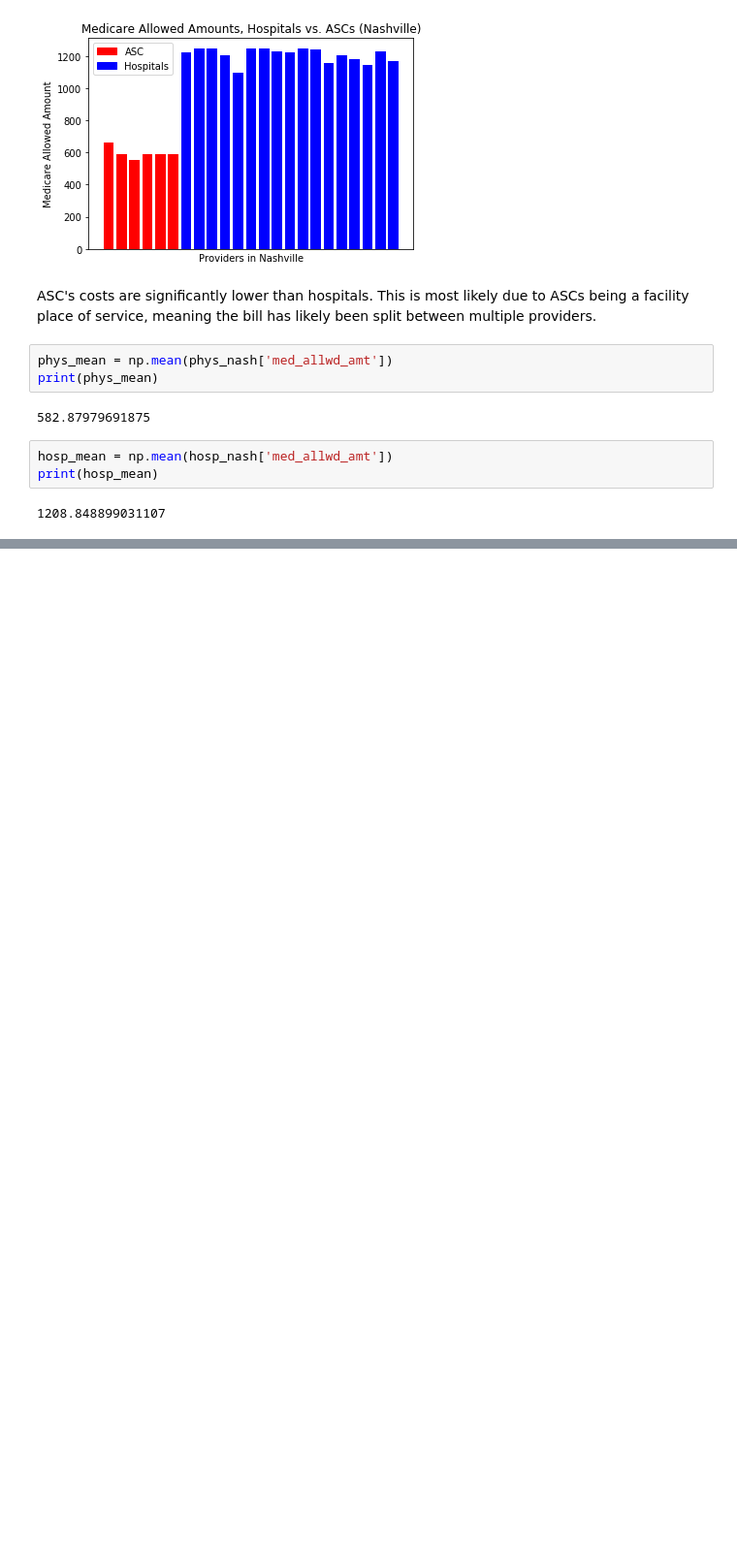
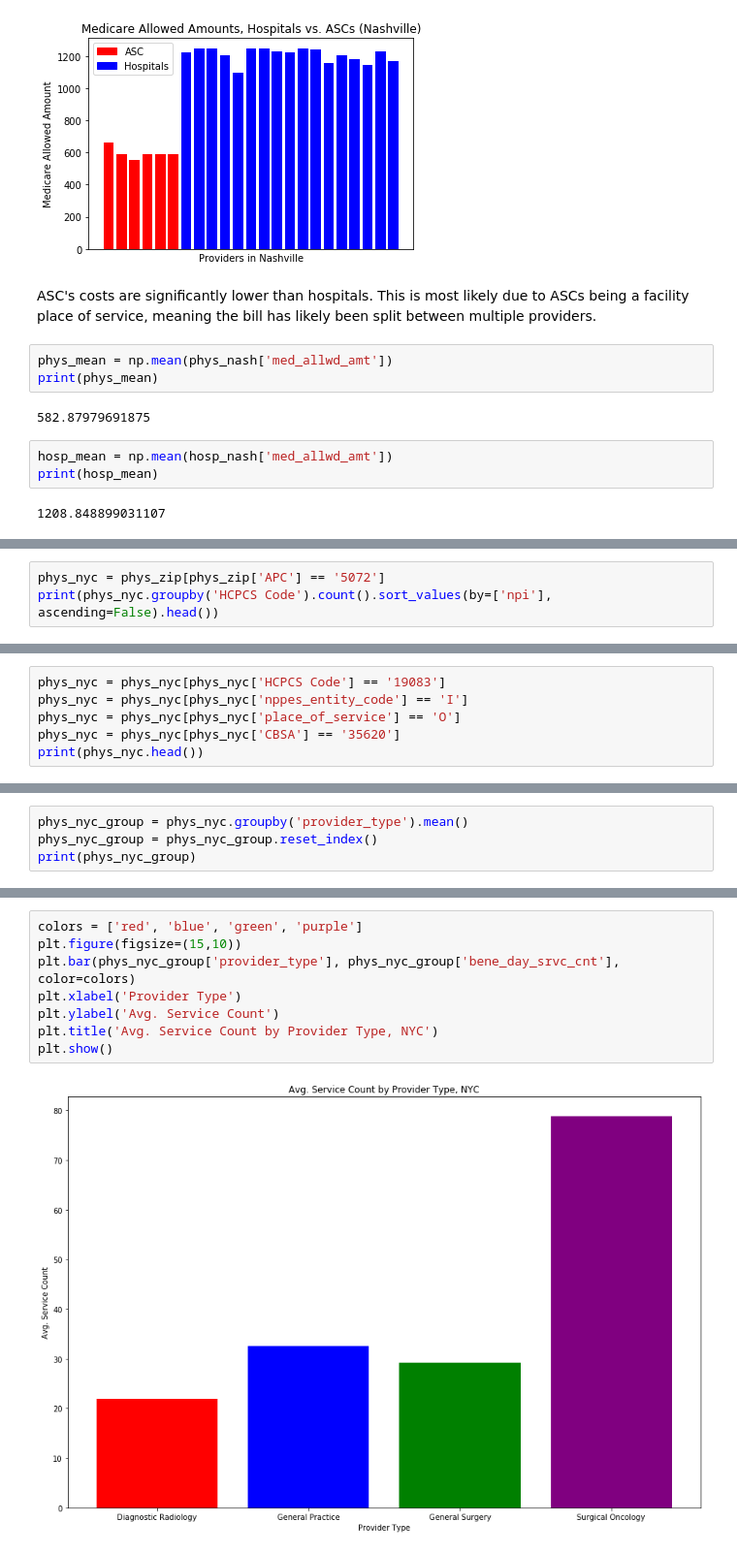
Before and after one commit to adamtsuch21/healthcare-bluebook-red-team, a Jupyter notebook: AT_healthcare_bluebook.ipynb, the cells around one changed output, grey strips where cells are left out. Shown: that part at 97% size. Cells and saved outputs as stored; diff of their text form; blank space fills up the shorter version.

```diff
--- a/AT_healthcare_bluebook.ipynb
+++ b/AT_healthcare_bluebook.ipynb
@@ -259,0 +445,3 @@ print(hosp_mean)
+# %%
+phys_nyc = phys_zip[phys_zip['APC'] == '5072']
+print(phys_nyc.groupby('HCPCS Code').count().sort_values(by=['npi'], ascending=False).head())
@@ -259,0 +466,6 @@ print(hosp_mean)
+# %%
+phys_nyc = phys_nyc[phys_nyc['HCPCS Code'] == '19083']
+phys_nyc = phys_nyc[phys_nyc['nppes_entity_code'] == 'I']
+phys_nyc = phys_nyc[phys_nyc['place_of_service'] == 'O']
+phys_nyc = phys_nyc[phys_nyc['CBSA'] == '35620']
+print(phys_nyc.head())
@@ -259,0 +490,4 @@ print(hosp_mean)
+# %%
+phys_nyc_group = phys_nyc.groupby('provider_type').mean()
+phys_nyc_group = phys_nyc_group.reset_index()
+print(phys_nyc_group)
@@ -259,0 +506,10 @@ print(hosp_mean)
+# %%
+colors = ['red', 'blue', 'green', 'purple']
+plt.figure(figsize=(15,10))
+plt.bar(phys_nyc_group['provider_type'], phys_nyc_group['bene_day_srvc_cnt'], color=colors)
+plt.xlabel('Provider Type')
+plt.ylabel('Avg. Service Count')
+plt.title('Avg. Service Count by Provider Type, NYC')
+plt.show()
+# %% [output]
+[figure, added]
```
Also changed, not shown: parts of 33 cells of this notebook, 1 other file.
